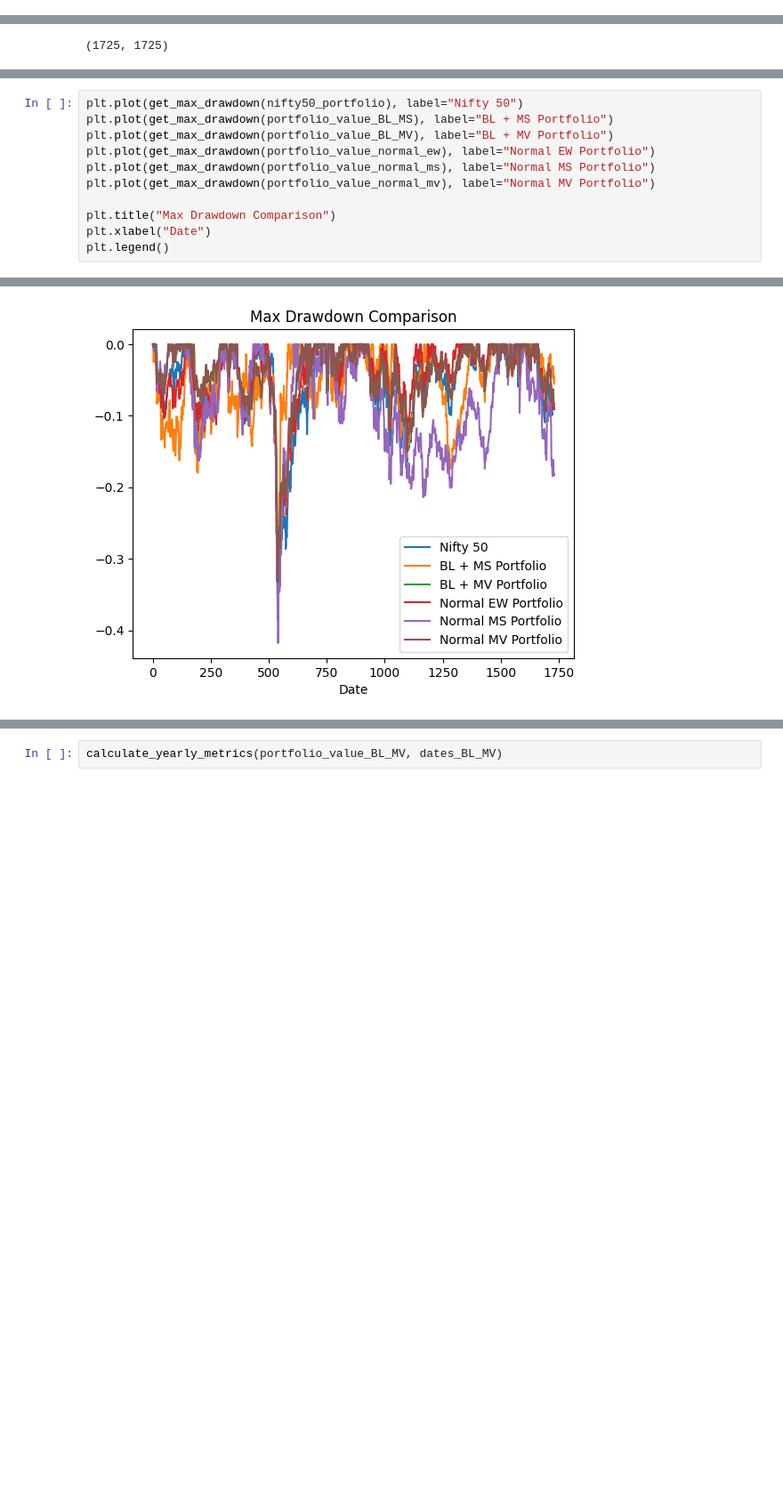
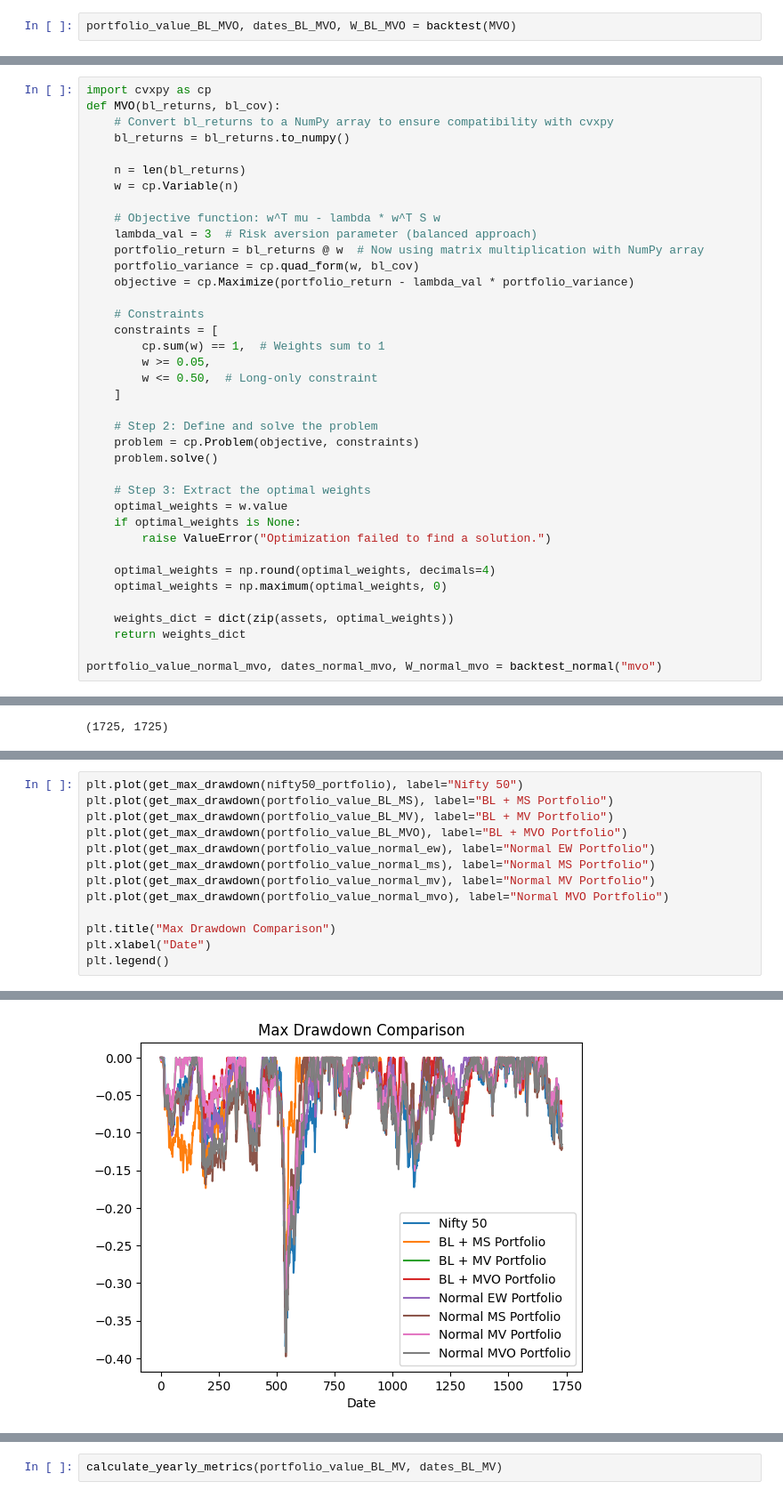
Before and after one commit to IshitBajpai/Portfolio-Optimization-, a Jupyter notebook: BL_LSTM.ipynb, the cells around one changed output, grey strips where cells are left out. Shown at 89% size. Saved outputs shown, nothing was run; the diff lists cells and outputs as text; blank space fills up the shorter version.

```diff
--- a/BL_LSTM.ipynb
+++ b/BL_LSTM.ipynb
@@ -356,0 +369,2 @@ Final portfolio value: 293.3623040260686
+# %%
+portfolio_value_BL_MVO, dates_BL_MVO, W_BL_MVO = backtest(MVO)
@@ -456,0 +516,38 @@ Final portfolio value: 293.13757809073405
+# %%
+import cvxpy as cp
+def MVO(bl_returns, bl_cov):
+    # Convert bl_returns to a NumPy array to ensure compatibility with cvxpy
+    bl_returns = bl_returns.to_numpy()
+
+    n = len(bl_returns)
+    w = cp.Variable(n)
+
+    # Objective function: w^T mu - lambda * w^T S w
+    lambda_val = 3  # Risk aversion parameter (balanced approach)
+    portfolio_return = bl_returns @ w  # Now using matrix multiplication with NumPy array
+    portfolio_variance = cp.quad_form(w, bl_cov)
+    objective = cp.Maximize(portfolio_return - lambda_val * portfolio_variance)
+
+    # Constraints
+    constraints = [
+        cp.sum(w) == 1,  # Weights sum to 1
+        w >= 0.05,
+        w <= 0.50,  # Long-only constraint
+    ]
+
+    # Step 2: Define and solve the problem
+    problem = cp.Problem(objective, constraints)
+    problem.solve()
+
+    # Step 3: Extract the optimal weights
+    optimal_weights = w.value
+    if optimal_weights is None:
+        raise ValueError("Optimization failed to find a solution.")
+
+    optimal_weights = np.round(optimal_weights, decimals=4)
+    optimal_weights = np.maximum(optimal_weights, 0)
+
+    weights_dict = dict(zip(assets, optimal_weights))
+    return weights_dict
+
+portfolio_value_normal_mvo, dates_normal_mvo, W_normal_mvo = backtest_normal("mvo")
@@ -582,15 +693,17 @@ metrics
 # %%
 plt.plot(get_max_drawdown(nifty50_portfolio), label="Nifty 50")
 plt.plot(get_max_drawdown(portfolio_value_BL_MS), label="BL + MS Portfolio")
 plt.plot(get_max_drawdown(portfolio_value_BL_MV), label="BL + MV Portfolio")
+plt.plot(get_max_drawdown(portfolio_value_BL_MVO), label="BL + MVO Portfolio")
 plt.plot(get_max_drawdown(portfolio_value_normal_ew), label="Normal EW Portfolio")
 plt.plot(get_max_drawdown(portfolio_value_normal_ms), label="Normal MS Portfolio")
 plt.plot(get_max_drawdown(portfolio_value_normal_mv), label="Normal MV Portfolio")
+plt.plot(get_max_drawdown(portfolio_value_normal_mvo), label="Normal MVO Portfolio")
 
 plt.title("Max Drawdown Comparison")
 plt.xlabel("Date")
 plt.legend()
 # %% [output]
 <matplotlib.legend.Legend at 0x...>
-[figure, old version]
+[figure, new version]
 # %%
```
Also changed, not shown: parts of 29 cells of this notebook.
